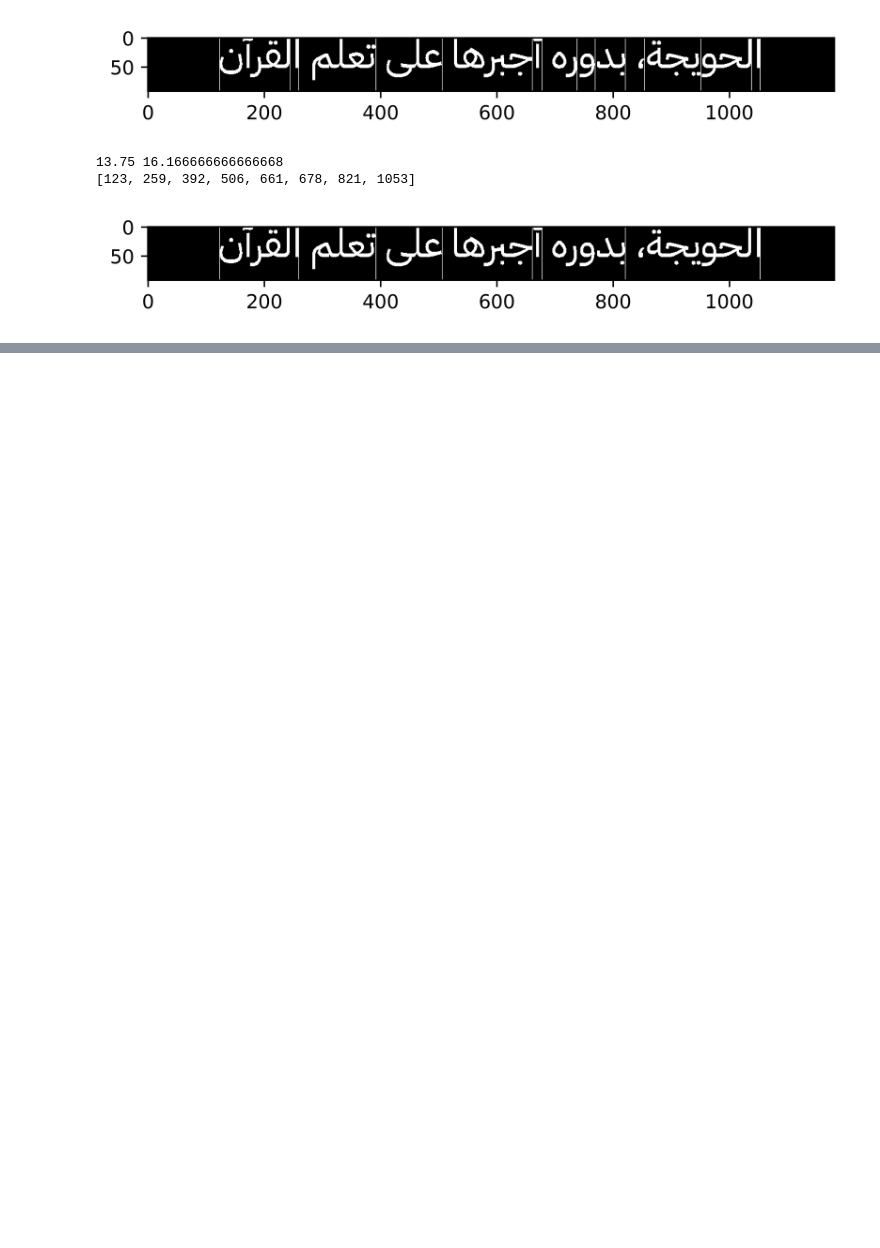
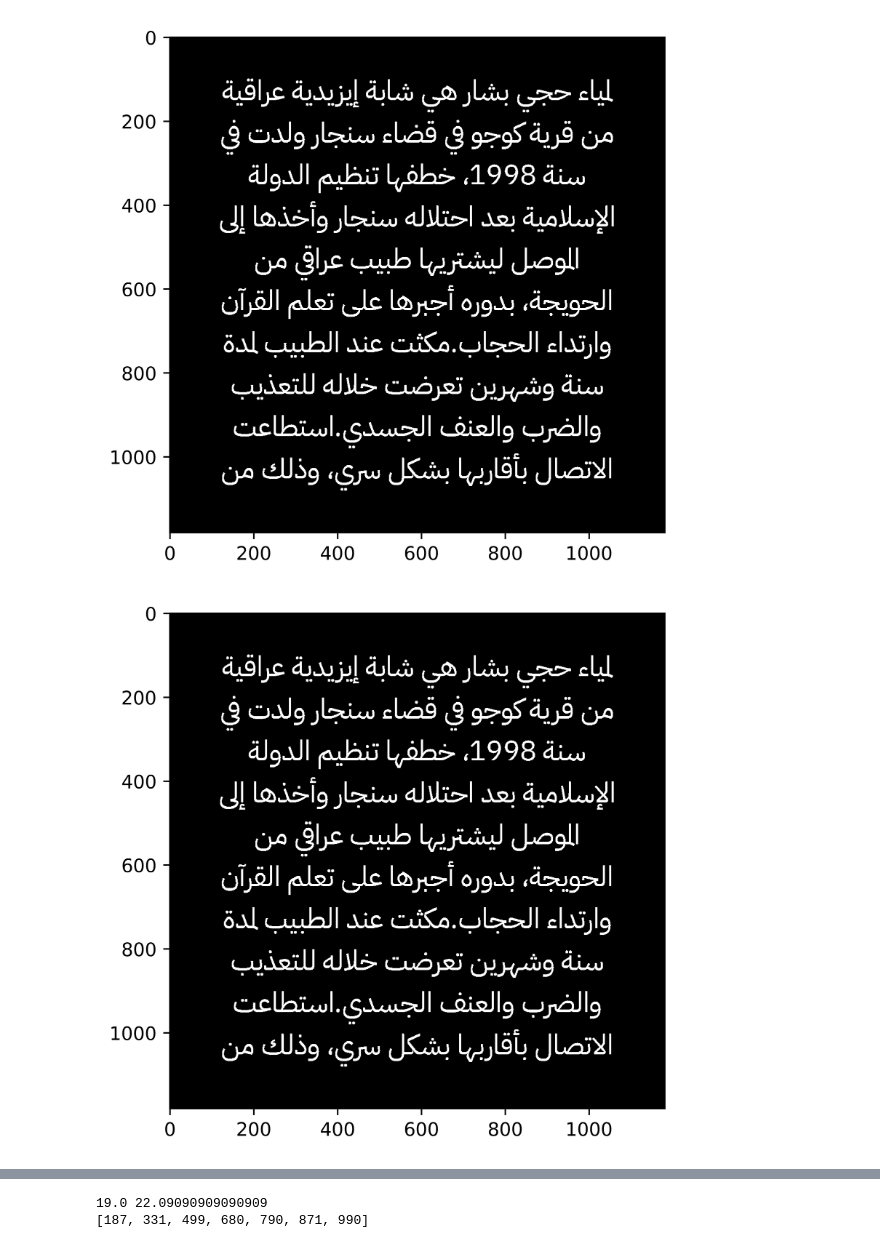
Before and after one commit to AhmedZahran02/Arabic-Font-Recog, a Jupyter notebook: main.ipynb, the cells around one changed output, grey strips where cells are left out. Cells and saved outputs as stored; diff of their text form; code cells hidden in the pictures; blank space fills up the shorter version.

Commit message:
partially completed character segmentation

```diff
--- a/main.ipynb
+++ b/main.ipynb
@@ -8,20 +10,25 @@ from WordCutter import *
 plt.rc("figure", dpi=1000)
 # %%
-path = "C:\\Users\\AOZ\\Downloads\\Compressed\\archive\\fonts-dataset\\IBM Plex Sans Arabic\\"
+path = "D:\\archive\\fonts-dataset\\IBM Plex Sans Arabic\\"
 image = ImageLoader.loadImage(path,"1.jpeg")
 alteredImage=image
 # alteredImage = NoiseRemoval.applyGaussianBlur(image=image)
 # ImageLoader.print(alteredImage,sep=False)
 # alteredImage = NoiseRemoval.sharpenImage(alteredImage)
 alteredImage = Segmentation.segment(alteredImage)
+ImageLoader.print(alteredImage)
 alteredImage = OrientationDetector.rotate(alteredImage)
+ImageLoader.print(alteredImage)
 alteredImage = LineCutter.extractLines(alteredImage)
+ImageLoader.print(alteredImage)
 alteredImage = WordCutter.extractWords(alteredImage[2])
+#alteredImage = CharCutter.extractCharacters(alteredImage)
 # cv2.imshow("",alteredImage[0])
 # cv2.waitKey(0)
+#print(alteredImage)
 ImageLoader.print(alteredImage)
+for i in range(0,len(alteredImage)):
+    alteredImage[i] = alteredImage[i].tolist()
 # %% [output]
-[figure, old version]
+[figure, new version]
-13.75 16.166666666666668
-[123, 259, 392, 506, 661, 678, 821, 1053]
-[figure, old version]
+[figure, new version]
@@ -28,0 +37,2 @@ ImageLoader.print(alteredImage)
+19.0 22.09090909090909
+[187, 331, 499, 680, 790, 871, 990]
```
Also changed, not shown: parts of 4 cells of this notebook, 2 other files.
